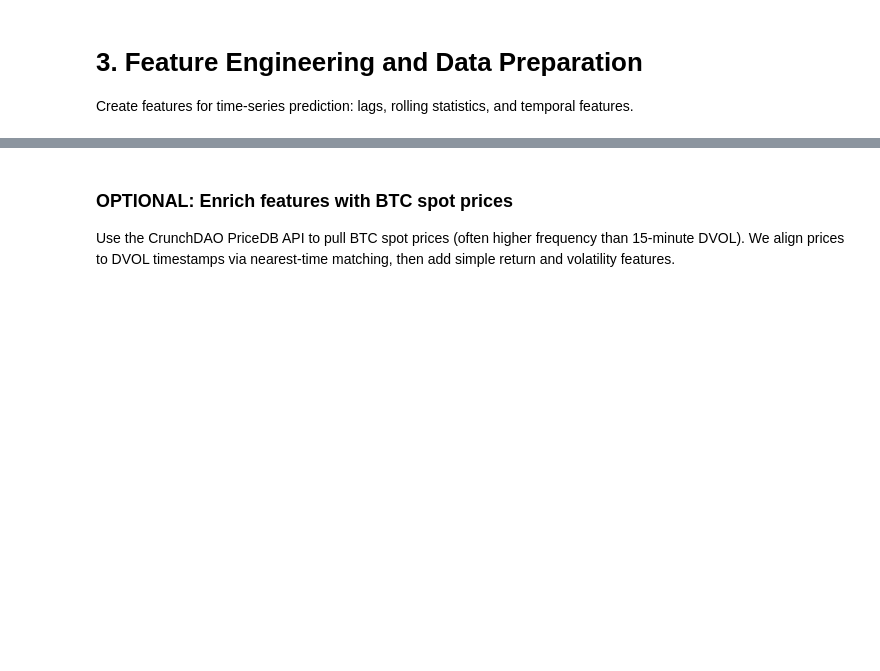
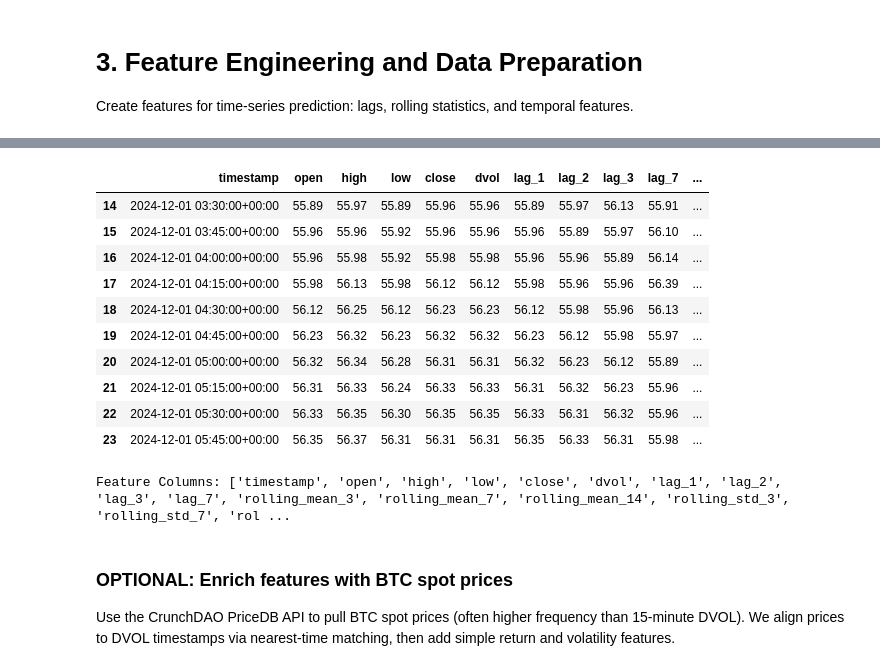
Before and after one commit to jberros/crunch-btcdvol, a Jupyter notebook: notebooks/GETTING_STARTED.ipynb, the cells around one changed output, grey strips where cells are left out. Saved outputs shown, nothing was run; the diff lists cells and outputs as text; code cells hidden in the pictures; blank space fills up the shorter version.

```diff
--- a/notebooks/GETTING_STARTED.ipynb
+++ b/notebooks/GETTING_STARTED.ipynb
@@ -314,7 +314,7 @@ def create_features(data, lags=[1, 2, 3, 7], horizon_steps=96):
 df_features = create_features(df_dvol)
 
 print("Features Created:")
-print(df_features.head(10))
+display(df_features.head(10))
 print("\nFeature Columns:", df_features.columns.tolist())
 # %% [output]
 Features Created:
@@ -337,3 +321,15 @@ Feature Columns: ['timestamp', 'open', 'high', 'low', 'close', 'dvol', 'lag_1',
+|  | timestamp | open | high | low | close | dvol | lag_1 | lag_2 | lag_3 | lag_7 | ... |
+| 14 | 2024-12-01 03:30:00+00:00 | 55.89 | 55.97 | 55.89 | 55.96 | 55.96 | 55.89 | 55.97 | 56.13 | 55.91 | ... |
+| 15 | 2024-12-01 03:45:00+00:00 | 55.96 | 55.96 | 55.92 | 55.96 | 55.96 | 55.96 | 55.89 | 55.97 | 56.10 | ... |
+| 16 | 2024-12-01 04:00:00+00:00 | 55.96 | 55.98 | 55.92 | 55.98 | 55.98 | 55.96 | 55.96 | 55.89 | 56.14 | ... |
+| 17 | 2024-12-01 04:15:00+00:00 | 55.98 | 56.13 | 55.98 | 56.12 | 56.12 | 55.98 | 55.96 | 55.96 | 56.39 | ... |
+| 18 | 2024-12-01 04:30:00+00:00 | 56.12 | 56.25 | 56.12 | 56.23 | 56.23 | 56.12 | 55.98 | 55.96 | 56.13 | ... |
+| 19 | 2024-12-01 04:45:00+00:00 | 56.23 | 56.32 | 56.23 | 56.32 | 56.32 | 56.23 | 56.12 | 55.98 | 55.97 | ... |
+| 20 | 2024-12-01 05:00:00+00:00 | 56.32 | 56.34 | 56.28 | 56.31 | 56.31 | 56.32 | 56.23 | 56.12 | 55.89 | ... |
+| 21 | 2024-12-01 05:15:00+00:00 | 56.31 | 56.33 | 56.24 | 56.33 | 56.33 | 56.31 | 56.32 | 56.23 | 55.96 | ... |
+| 22 | 2024-12-01 05:30:00+00:00 | 56.33 | 56.35 | 56.30 | 56.35 | 56.35 | 56.33 | 56.31 | 56.32 | 55.96 | ... |
+| 23 | 2024-12-01 05:45:00+00:00 | 56.35 | 56.37 | 56.31 | 56.31 | 56.31 | 56.35 | 56.33 | 56.31 | 55.98 | ... |
+Feature Columns: ['timestamp', 'open', 'high', 'low', 'close', 'dvol', 'lag_1', 'lag_2', 'lag_3', 'lag_7', 'rolling_mean_3', 'rolling_mean_7', 'rolling_mean_14', 'rolling_std_3', 'rolling_std_7', 'rol ...
 # %% [markdown]
 ### OPTIONAL: Enrich features with BTC spot prices
 Use the CrunchDAO PriceDB API to pull BTC spot prices (often higher frequency than 15-minute DVOL).
```
Also changed, not shown: parts of 7 cells of this notebook, 3 other files.
